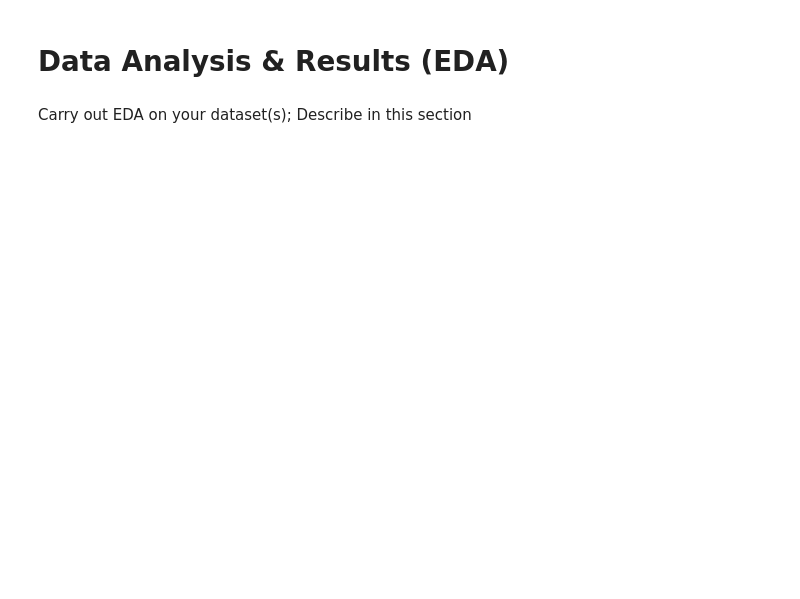
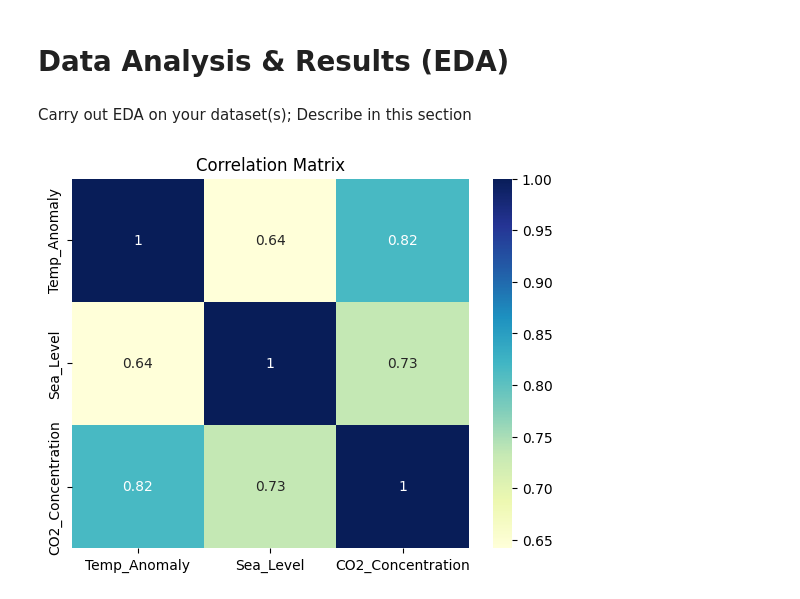
Before and after one commit to daphneyyy/COGS108_FinalProject, a Jupyter notebook: EDACheckpointGroup_Sp23_Project_Group_12.ipynb, the cells around one changed output. Cells and saved outputs as stored; diff of their text form; code cells hidden in the pictures; blank space fills up the shorter version.

Commit message:
added draft graphs

```diff
--- a/EDACheckpointGroup_Sp23_Project_Group_12.ipynb
+++ b/EDACheckpointGroup_Sp23_Project_Group_12.ipynb
@@ -211,0 +235,8 @@ Carry out EDA on your dataset(s); Describe in this section
+# %%
+# Correlation analysis
+correlation_matrix = merged_df[['Temp_Anomaly', 'Sea_Level', 'CO2_Concentration']].corr()
+sns.heatmap(correlation_matrix, annot=True, cmap='YlGnBu')
+plt.title('Correlation Matrix')
+plt.show()
+# %% [output]
+[figure, added]
```
Also changed, not shown: parts of 18 cells of this notebook.
